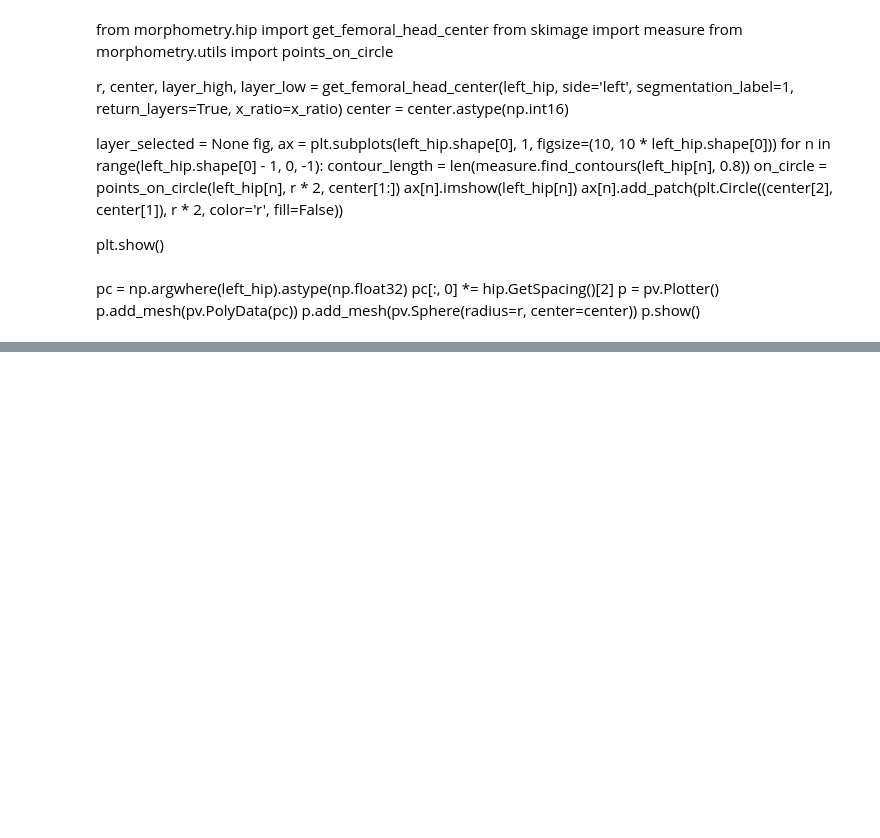
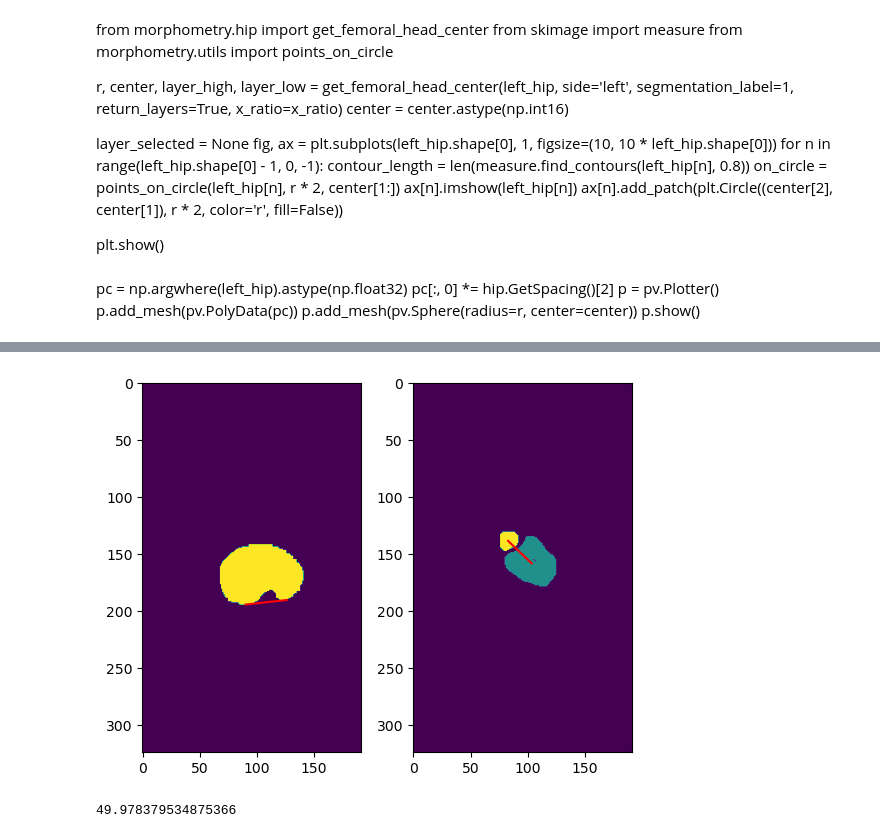
Before and after one commit to swestfechtel/morphometry, a Jupyter notebook: test.ipynb, the cells around one changed output, grey strips where cells are left out. Saved outputs shown, nothing was run; the diff lists cells and outputs as text; code cells hidden in the pictures; blank space fills up the shorter version.

Commit message:
added and refactored code for tibial torsion

```diff
--- a/test.ipynb
+++ b/test.ipynb
@@ -11,11 +10,13 @@ pv.set_jupyter_backend('trame')
 # %%
 hip = sitk.ReadImage('/home/simon/Data/nnUnet_raw/Dataset001_AugsburgHip/labelsTr/t1_tse_tra_Huften_bds_10mm_PA000006.nii.gz')
 knee = sitk.ReadImage('/home/simon/Data/nnUnet_raw/Dataset002_AugsburgKnee/labelsTr/6: t1_tse_tra Knie PA000006.nii.gz')
+ankle = sitk.ReadImage('/home/simon/Data/nnUnet_raw/Dataset003_AugsburgAnkle/labelsTr/t1_tse_tra_OSG_PA000006.nii.gz')
 # %%
 x_ratio = abs(hip.GetSpacing()[2]) / 2 * abs(hip.GetSpacing()[0])
 # %%
 hip_np = sitk.GetArrayFromImage(hip)
 knee_np = sitk.GetArrayFromImage(knee)
+ankle_np = sitk.GetArrayFromImage(ankle)
 # %% [markdown]
 p = pv.Plotter()
 p.add_mesh(pv.PolyData(np.argwhere(hip_np) * np.array([x_ratio, 1, 1])))
@@ -54,6 +45,9 @@ plt.show()
 # %%
 left_knee = knee_np[:, :, :knee_np.shape[2]//2]
 right_knee = knee_np[:, :, knee_np.shape[2]//2:]
+# %%
+left_ankle = ankle_np[:, :, :ankle_np.shape[2]//2]
+right_ankle = ankle_np[:, :, ankle_np.shape[2]//2:]
 # %% [markdown]
 from morphometry.hip import get_femoral_head_center
 from skimage import measure
@@ -97,0 +85,5 @@ Layer selected: 7
+# %%
+calculate_tibial_torsion(left_knee, left_ankle, tibia_label_knee=2, tibia_label_ankle=1, fibula_label=2, plot=True)
+# %% [output]
+[figure, added]
+49.978379534875366
```
Also changed, not shown: parts of 6 cells of this notebook, 3 other files.
